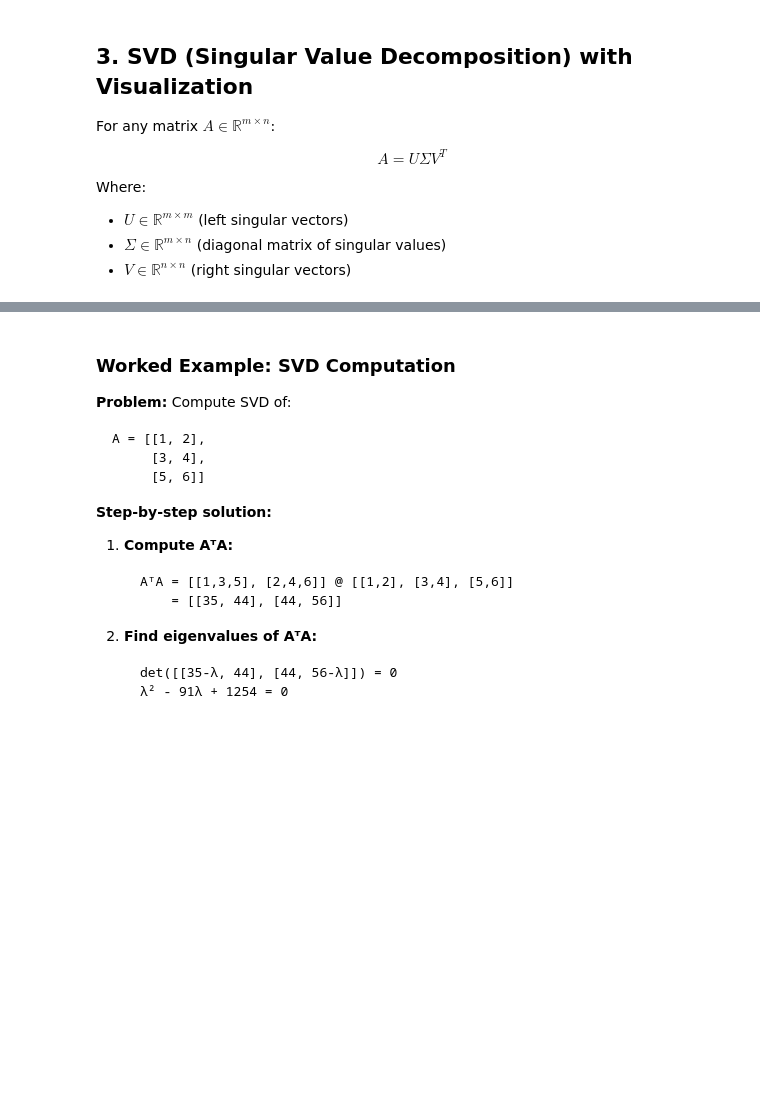
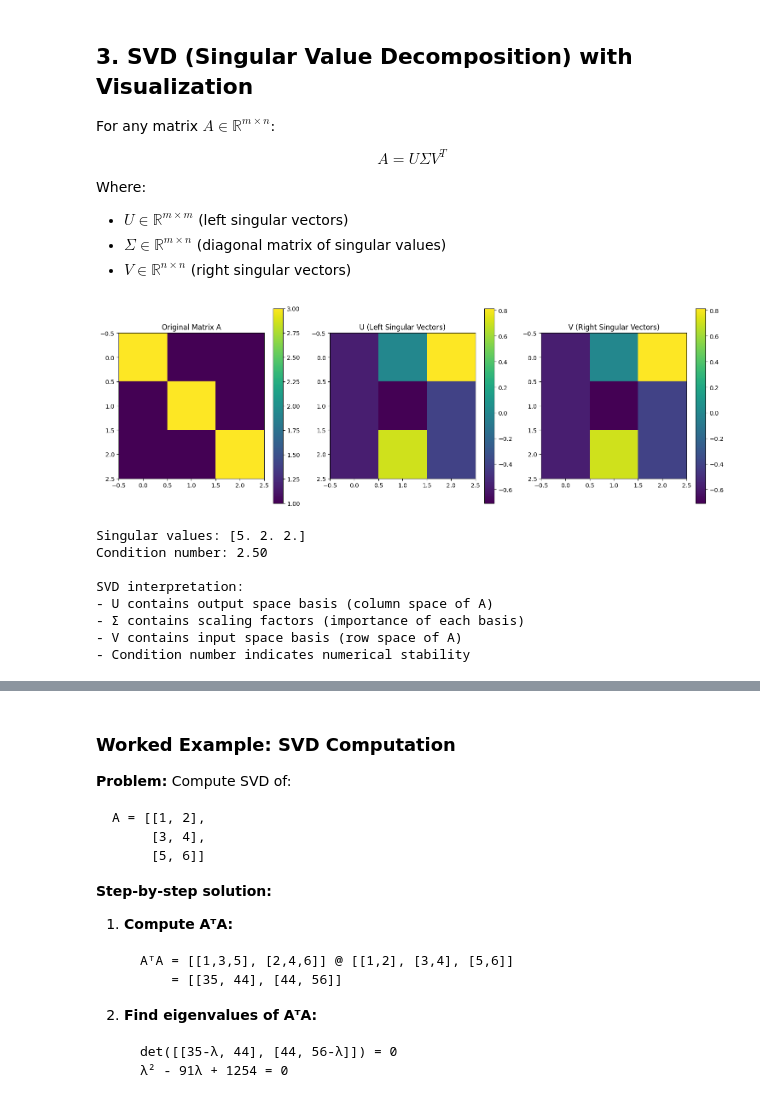
Before and after one commit to VedJoshi/ml-foundations, a Jupyter notebook: 01_linear_algebra/01_vectors_matrices.ipynb, the cells around one changed output, grey strips where cells are left out. Drawn from its saved outputs; the diff is of its cells as text; code cells hidden in the pictures; blank space fills up the shorter version.

```diff
--- a/01_linear_algebra/01_vectors_matrices.ipynb
+++ b/01_linear_algebra/01_vectors_matrices.ipynb
@@ -277,7 +320,8 @@ Where:
 - $\Sigma \in \mathbb{R}^{m \times n}$ (diagonal matrix of singular values)
 - $V \in \mathbb{R}^{n \times n}$ (right singular vectors)
 # %%
-def plot_svd_decomposition():    """Visualize SVD decomposition"""
+def plot_svd_decomposition():
+    """Visualize SVD decomposition"""
     # Create a rank-2 matrix
     A = np.array([[3, 1, 1],
                   [1, 3, 1],
@@ -288,33 +332,43 @@ def plot_svd_decomposition():    """Visualize SVD decomposition"""
 
     fig, axes = plt.subplots(1, 3, figsize=(15, 5))
 
     # Plot original matrix
     im1 = axes[0].imshow(A, cmap='viridis')
     axes[0].set_title('Original Matrix A')
     fig.colorbar(im1, ax=axes[0])
 
     # Plot U matrix
     im2 = axes[1].imshow(U, cmap='viridis')
     axes[1].set_title('U (Left Singular Vectors)')
     fig.colorbar(im2, ax=axes[1])
 
     # Plot V matrix
     im3 = axes[2].imshow(V, cmap='viridis')
     axes[2].set_title('V (Right Singular Vectors)')
     fig.colorbar(im3, ax=axes[2])
 
     plt.tight_layout()
     plt.show()
 
     print(f'Singular values: {S}')
     print(f'Condition number: {S[0]/S[-1]:.2f}')
     print(f'\nSVD interpretation:')
     print(f'- U contains output space basis (column space of A)')
     print(f'- Σ contains scaling factors (importance of each basis)')
     print(f'- V contains input space basis (row space of A)')
     print(f'- Condition number indicates numerical stability')
 
 plot_svd_decomposition()
+# %% [output]
+[figure, added]
+Singular values: [5. 2. 2.]
+Condition number: 2.50
+
+SVD interpretation:
+- U contains output space basis (column space of A)
+- Σ contains scaling factors (importance of each basis)
+- V contains input space basis (row space of A)
+- Condition number indicates numerical stability
 # %%
 # SVD example
 A = np.array([[1, 2, 3], [4, 5, 6]])
```
Also changed, not shown: parts of 7 cells of this notebook, 4 other files.
